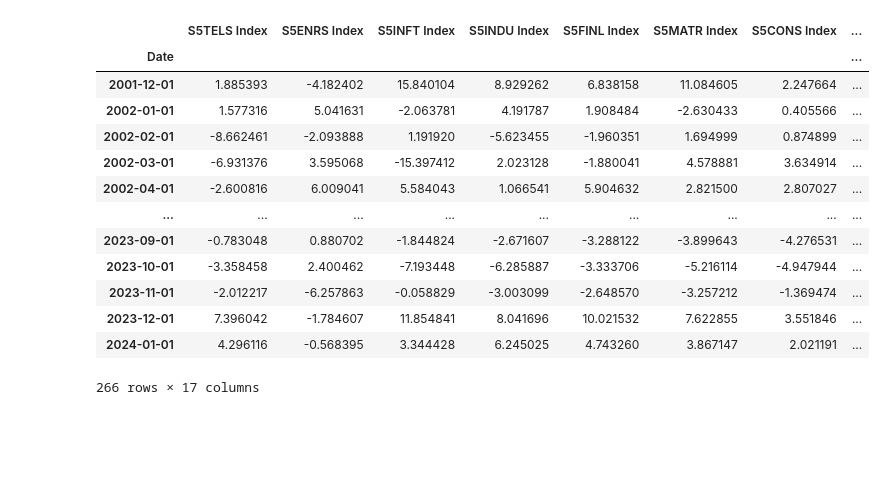
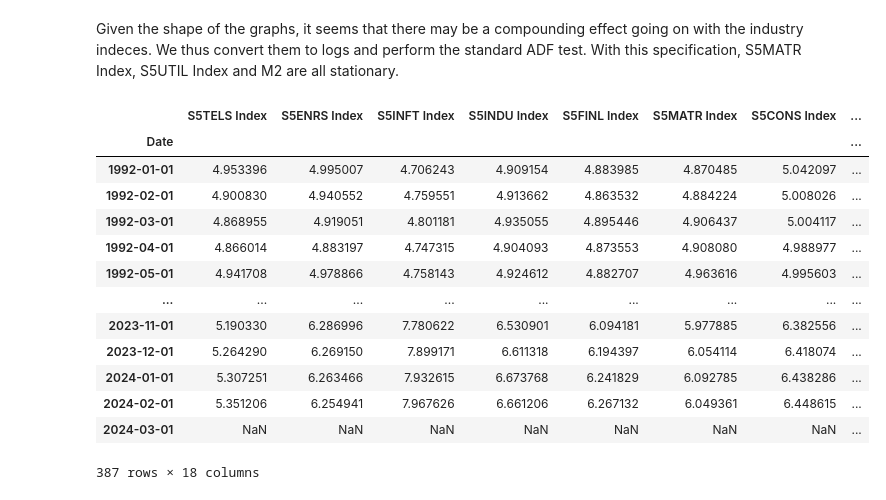
Before and after one commit to GianiRanzetti/BayesianVAR-Monetary-Policy-Effect-On-Asset-Prices, a Jupyter notebook: Assignment 2.ipynb, the cells around one changed output. Saved outputs shown, nothing was run; the diff lists cells and outputs as text; code cells hidden in the pictures; blank space fills up the shorter version.

```diff
--- a/Assignment 2.ipynb
+++ b/Assignment 2.ipynb
@@ -75,3 +80,0 @@ ax.legend(['FEDFUNDS', '10Y Treasury'], bbox_to_anchor=(1.05, 1), loc='upper lef
-# %%
-#this is just to make ADF test work but it deletes 100+ obs
-real_vars.dropna(inplace=True)
@@ -125,24 +280,25 @@ p-value: 0.20208346962845525
+# %% [markdown]
+Given the shape of the graphs, it seems that there may be a compounding effect going on with the industry indeces. We thus convert them to logs and perform the standard ADF test. With this specification, S5MATR Index, S5UTIL Index and M2 are all stationary.
 # %%
 log_vars = np.log(real_vars)
 
 #Take a log difference of the data
-log_diff = log_vars.copy().diff().dropna() * 100
-treated_vars = log_diff
+treated_vars = log_vars.copy()
 treated_vars[['FEDFUNDS', '10Y Treasury']] = data[['FEDFUNDS', '10Y Treasury']]
 treated_vars
 # %% [output]
 |  | S5TELS Index | S5ENRS Index | S5INFT Index | S5INDU Index | S5FINL Index | S5MATR Index | S5CONS Index | ... |
 | Date |  |  |  |  |  |  |  | ... |
-| 2001-12-01 | 1.885393 | -4.182402 | 15.840104 | 8.929262 | 6.838158 | 11.084605 | 2.247664 | ... |
-| 2002-01-01 | 1.577316 | 5.041631 | -2.063781 | 4.191787 | 1.908484 | -2.630433 | 0.405566 | ... |
-| 2002-02-01 | -8.662461 | -2.093888 | 1.191920 | -5.623455 | -1.960351 | 1.694999 | 0.874899 | ... |
-| 2002-03-01 | -6.931376 | 3.595068 | -15.397412 | 2.023128 | -1.880041 | 4.578881 | 3.634914 | ... |
-| 2002-04-01 | -2.600816 | 6.009041 | 5.584043 | 1.066541 | 5.904632 | 2.821500 | 2.807027 | ... |
+| 1992-01-01 | 4.953396 | 4.995007 | 4.706243 | 4.909154 | 4.883985 | 4.870485 | 5.042097 | ... |
+| 1992-02-01 | 4.900830 | 4.940552 | 4.759551 | 4.913662 | 4.863532 | 4.884224 | 5.008026 | ... |
+| 1992-03-01 | 4.868955 | 4.919051 | 4.801181 | 4.935055 | 4.895446 | 4.906437 | 5.004117 | ... |
+| 1992-04-01 | 4.866014 | 4.883197 | 4.747315 | 4.904093 | 4.873553 | 4.908080 | 4.988977 | ... |
+| 1992-05-01 | 4.941708 | 4.978866 | 4.758143 | 4.924612 | 4.882707 | 4.963616 | 4.995603 | ... |
 | ... | ... | ... | ... | ... | ... | ... | ... | ... |
-| 2023-09-01 | -0.783048 | 0.880702 | -1.844824 | -2.671607 | -3.288122 | -3.899643 | -4.276531 | ... |
-| 2023-10-01 | -3.358458 | 2.400462 | -7.193448 | -6.285887 | -3.333706 | -5.216114 | -4.947944 | ... |
-| 2023-11-01 | -2.012217 | -6.257863 | -0.058829 | -3.003099 | -2.648570 | -3.257212 | -1.369474 | ... |
-| 2023-12-01 | 7.396042 | -1.784607 | 11.854841 | 8.041696 | 10.021532 | 7.622855 | 3.551846 | ... |
-| 2024-01-01 | 4.296116 | -0.568395 | 3.344428 | 6.245025 | 4.743260 | 3.867147 | 2.021191 | ... |
+| 2023-11-01 | 5.190330 | 6.286996 | 7.780622 | 6.530901 | 6.094181 | 5.977885 | 6.382556 | ... |
+| 2023-12-01 | 5.264290 | 6.269150 | 7.899171 | 6.611318 | 6.194397 | 6.054114 | 6.418074 | ... |
+| 2024-01-01 | 5.307251 | 6.263466 | 7.932615 | 6.673768 | 6.241829 | 6.092785 | 6.438286 | ... |
+| 2024-02-01 | 5.351206 | 6.254941 | 7.967626 | 6.661206 | 6.267132 | 6.049361 | 6.448615 | ... |
+| 2024-03-01 | NaN | NaN | NaN | NaN | NaN | NaN | NaN | ... |
-266 rows × 17 columns
+387 rows × 18 columns
 # %%
```
Also changed, not shown: parts of 11 cells of this notebook, 1 other file.
